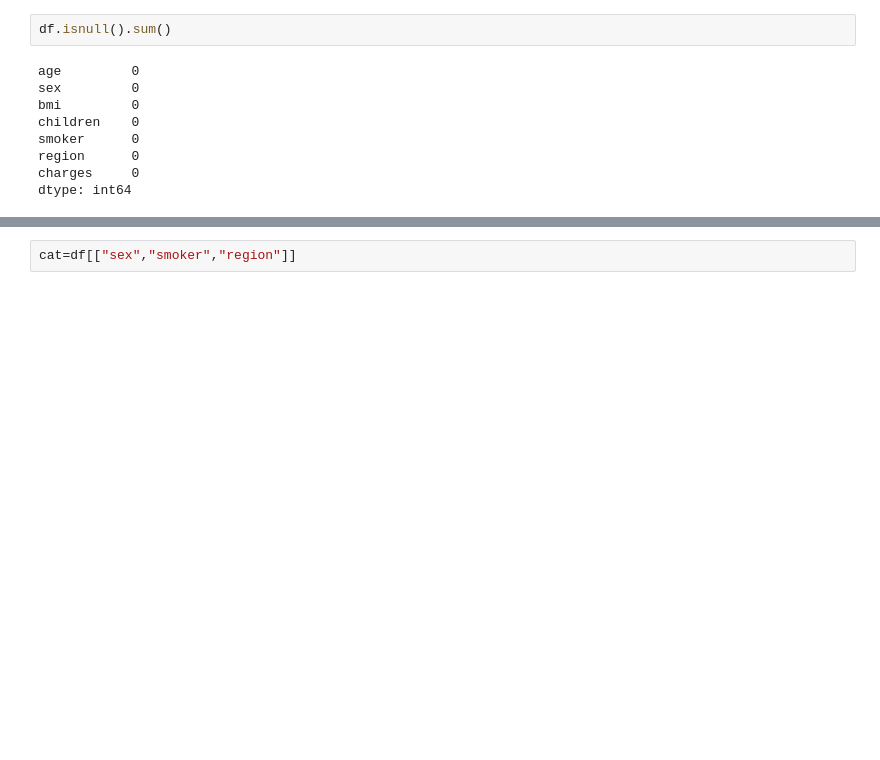
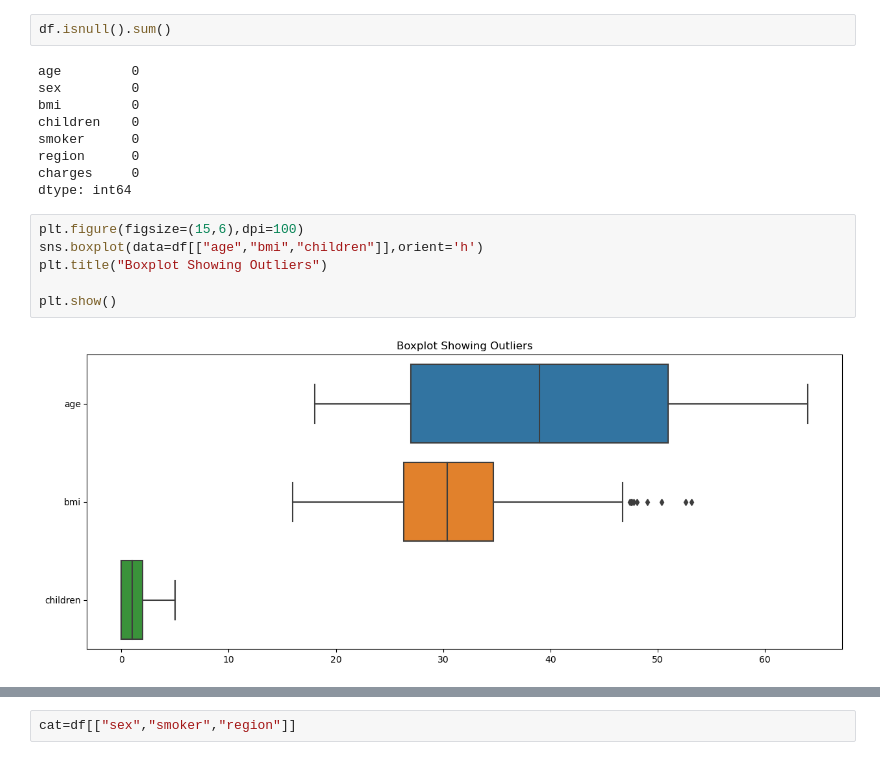
Before and after one commit to CMA-PRATIM/HEALTHCARE, a Jupyter notebook: Medical_cost.ipynb, the cells around one changed output, grey strips where cells are left out. Cells and saved outputs as stored; diff of their text form; blank space fills up the shorter version.

```diff
--- a/Medical_cost.ipynb
+++ b/Medical_cost.ipynb
@@ -24,3 +24,11 @@ smoker      0
 region      0
 charges     0
 dtype: int64
+# %%
+plt.figure(figsize=(15,6),dpi=100)
+sns.boxplot(data=df[["age","bmi","children"]],orient='h')
+plt.title("Boxplot Showing Outliers")
+
+plt.show()
+# %% [output]
+[figure, added]
```
Also changed, not shown: parts of 11 cells of this notebook.
